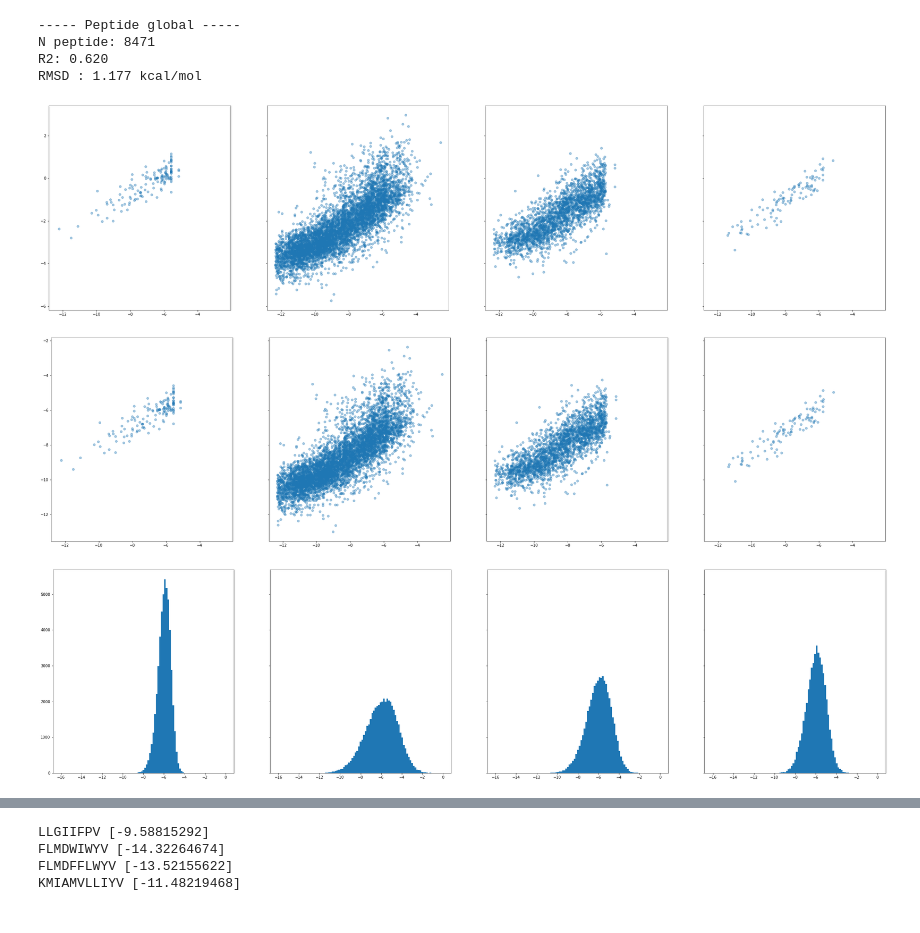
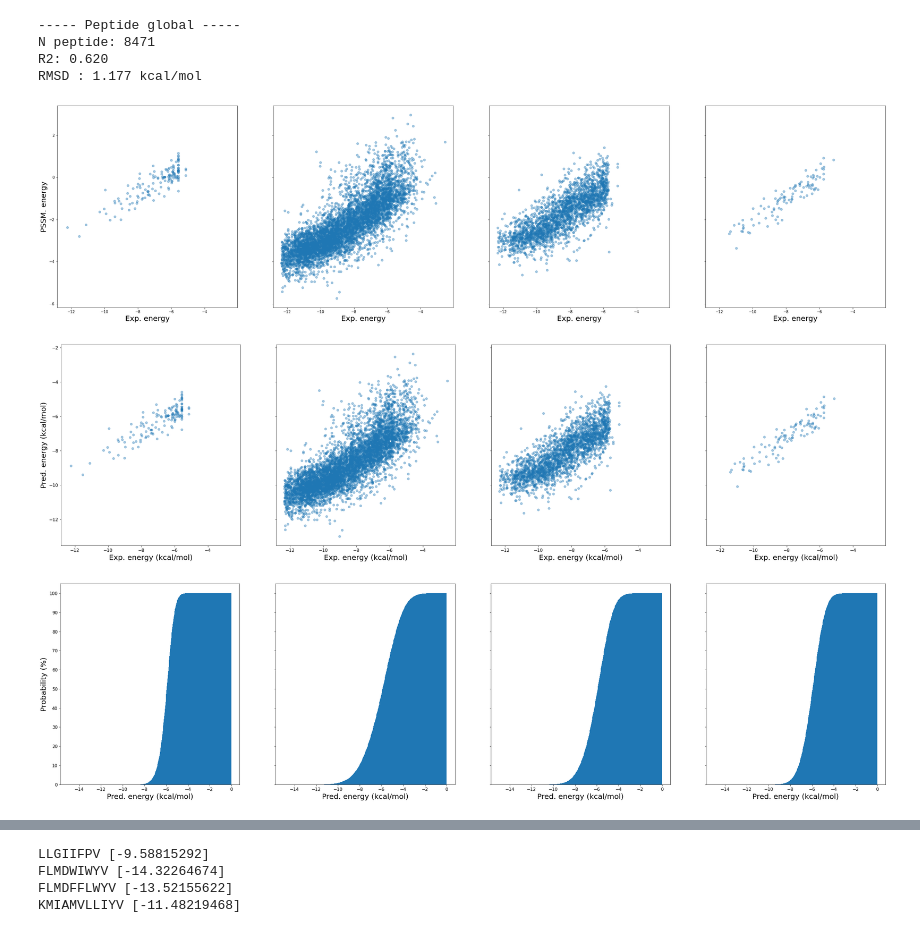
Before and after one commit to jeeberhardt/mobius, a Jupyter notebook: data/helm_ga/Untitled2.ipynb, the cells around one changed output, grey strips where cells are left out. Saved outputs shown, nothing was run; the diff lists cells and outputs as text; code cells hidden in the pictures.

Commit message:
made figures

```diff
--- a/data/helm_ga/Untitled2.ipynb
+++ b/data/helm_ga/Untitled2.ipynb
@@ -701,12 +702,12 @@ for i, size in enumerate([8, 9, 10, 11]):
     y_score = mps.score(mhci[mhci['length'] == size]['sequence'])
     y_exp = mhci[mhci['length'] == size]['energy']
     axarr[i].scatter(y_exp, y_score, alpha=0.4)
+    axarr[i].set_xlabel('Exp. energy', fontsize=20)
 
-ax.set_xlabel('Exp. energy', fontsize=20)
-ax.set_ylabel('PSSM. energy', fontsize=20)
+axarr[0].set_ylabel('PSSM. energy', fontsize=20)
 plt.show()
 # %% [output]
-[figure, old version]
+[figure, new version]
 # %%
 fig, axarr = plt.subplots(1, 4, sharex=True, sharey=True, figsize=(40, 10))
 
@@ -714,19 +715,30 @@ for i, size in enumerate([8, 9, 10, 11]):
     y_pred = mps.predict_energy(mhci[mhci['length'] == size]['sequence'])
     y_exp = mhci[mhci['length'] == size]['energy']
     axarr[i].scatter(y_exp, y_pred, alpha=0.4)
+    axarr[i].set_xlabel('Exp. energy (kcal/mol)', fontsize=20)
+    axarr[i].tick_params(axis='x', labelsize=12)
+    axarr[i].tick_params(axis='y', labelsize=12)
 
-ax.set_xlabel('Exp. energy', fontsize=20)
-ax.set_ylabel('Pred. energy', fontsize=20)
+axarr[0].set_ylabel('Pred. energy (kcal/mol)', fontsize=20)
+plt.savefig('figure_regression_peptide_sequences.png', dpi=300, bbox_inches='tight')
 plt.show()
 # %% [output]
-[figure, old version]
+[figure, new version]
 # %%
 fig, axarr = plt.subplots(1, 4, sharex=True, sharey=True, figsize=(40, 10))
 
 for i, size in enumerate([8, 9, 10, 11]):
-    random_peptides, random_peptide_scores = mps.generate_random_peptides(50000, [-16, 0], size, return_predicted_energy=True)
-    axarr[i].hist(random_peptide_scores, bins=np.linspace(-16, 0, 100))
+    random_peptides, random_peptide_scores = mps.generate_random_peptides(50000, [-15, 0], size, return_predicted_energy=True)
+    axarr[i].hist(random_peptide_scores, bins=np.linspace(-15, 0, 500), cumulative=True, density=True)
+    yticks = np.linspace(0, 1, 11)
+    ytick_labels = np.linspace(0, 100, 11).astype(int)
+    axarr[i].set_yticks(yticks, ytick_labels)
+    axarr[i].tick_params(axis='x', labelsize=12)
+    axarr[i].tick_params(axis='y', labelsize=12)
+    axarr[i].set_xlabel('Pred. energy (kcal/mol)', fontsize=20)
 
+axarr[0].set_ylabel('Probability (%)', fontsize=20)
+plt.savefig('figure_cdf_peptide_sequences.png', dpi=300, bbox_inches='tight')
 plt.show()
 # %% [output]
-[figure, old version]
+[figure, new version]
```
Also changed, not shown: parts of 6 cells of this notebook, 4 other files.
